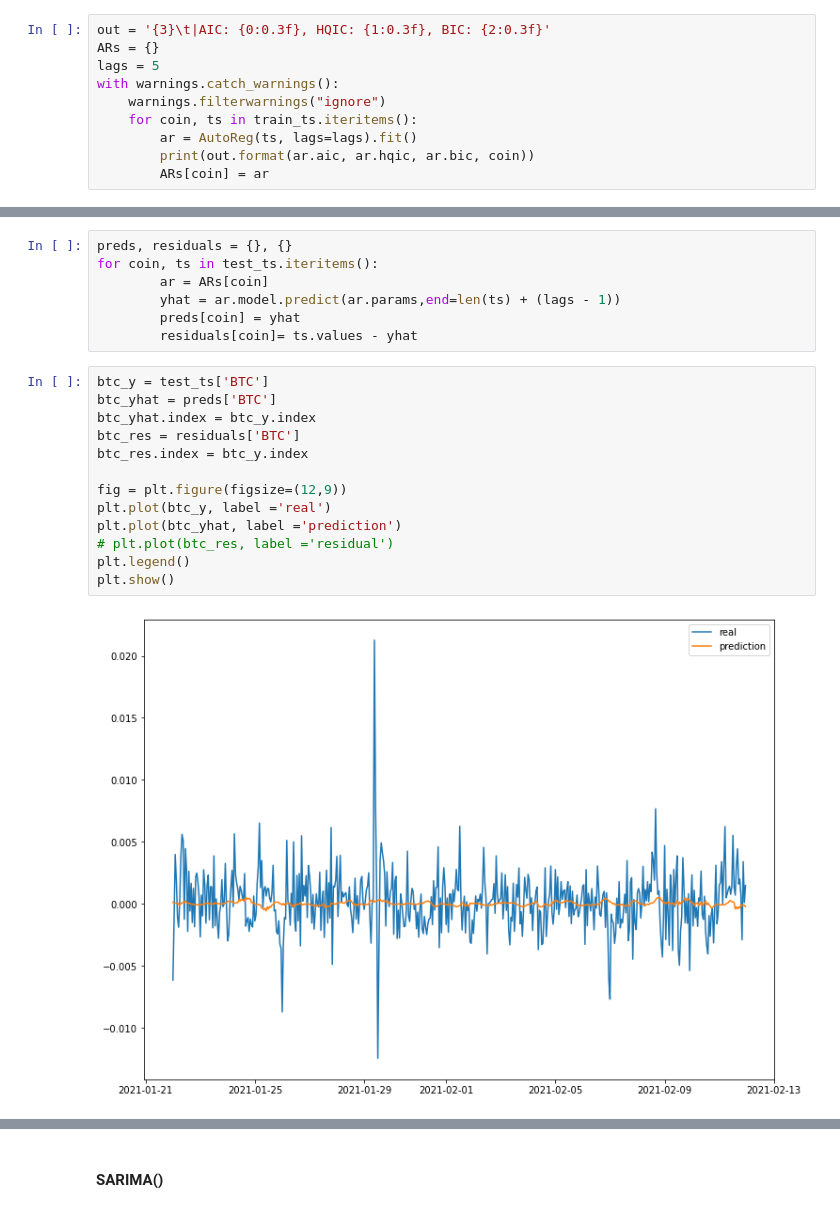
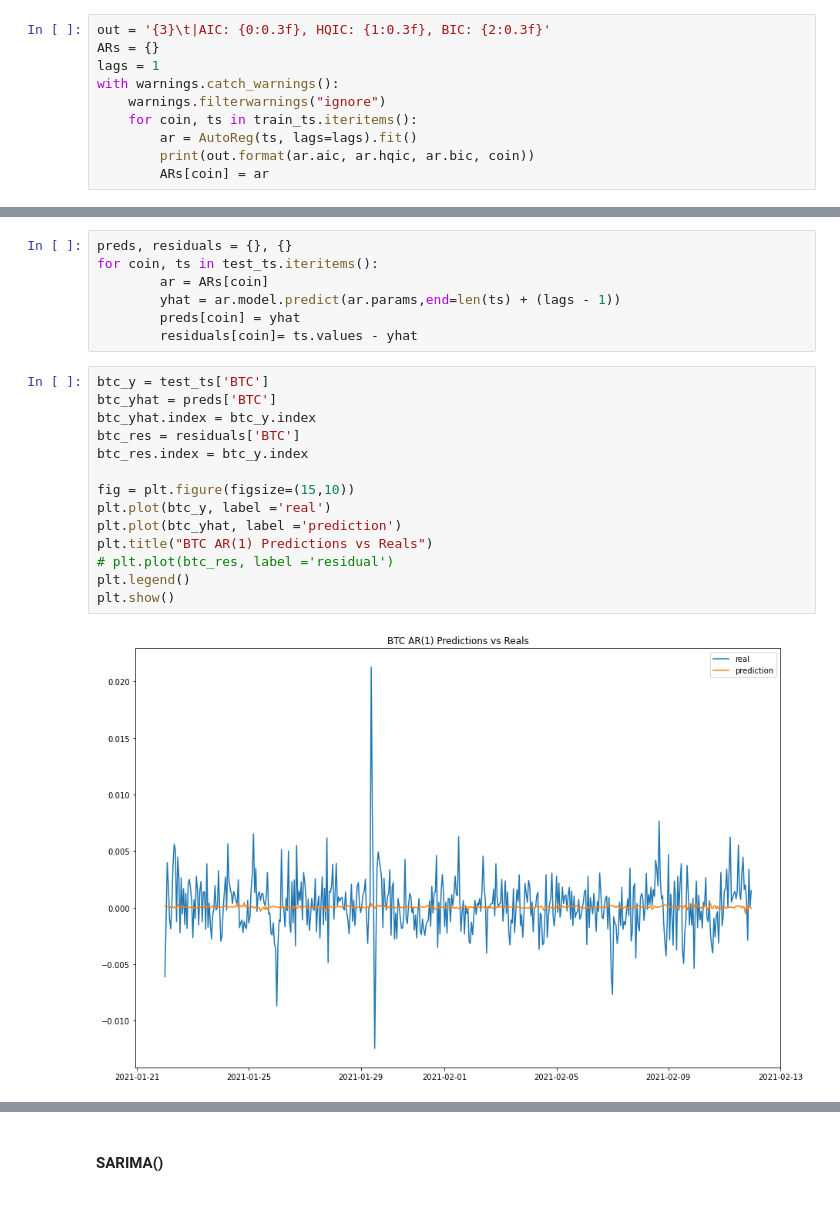
Before and after one commit to 0xHarrington/crypto-comovement, a Jupyter notebook: latent_factors.ipynb, the cells around one changed output, grey strips where cells are left out. Cells and saved outputs as stored; diff of their text form.

```diff
--- a/latent_factors.ipynb
+++ b/latent_factors.ipynb
@@ -177,7 +177,7 @@ train shape: [(9550, 26)], test shape: [(503, 26)]
 # %%
 out = '{3}\t|AIC: {0:0.3f}, HQIC: {1:0.3f}, BIC: {2:0.3f}'
 ARs = {}
-lags = 5
+lags = 1
 with warnings.catch_warnings():
     warnings.filterwarnings("ignore")
     for coin, ts in train_ts.iteritems():
@@ -234,18 +226,19 @@ for coin, ts in test_ts.iteritems():
 # %%
 btc_y = test_ts['BTC']
 btc_yhat = preds['BTC']
 btc_yhat.index = btc_y.index
 btc_res = residuals['BTC']
 btc_res.index = btc_y.index
 
-fig = plt.figure(figsize=(12,9))
+fig = plt.figure(figsize=(15,10))
 plt.plot(btc_y, label ='real')
 plt.plot(btc_yhat, label ='prediction')
+plt.title("BTC AR(1) Predictions vs Reals")
 # plt.plot(btc_res, label ='residual')
 plt.legend()
 plt.show()
 # %% [output]
-[figure, old version]
+[figure, new version]
 # %%
 from statsmodels.tools.eval_measures import rmse
 rmses, mapes = {}, {}
```
Also changed, not shown: parts of 5 cells of this notebook.
